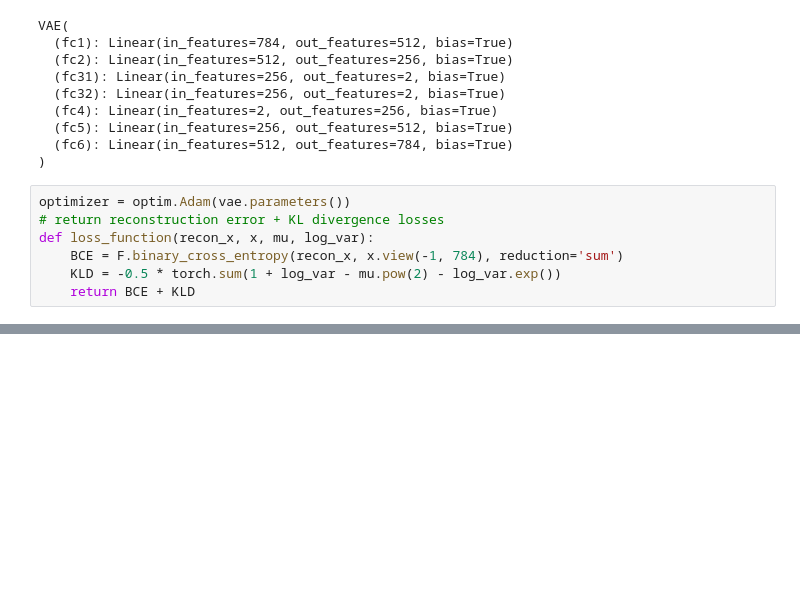
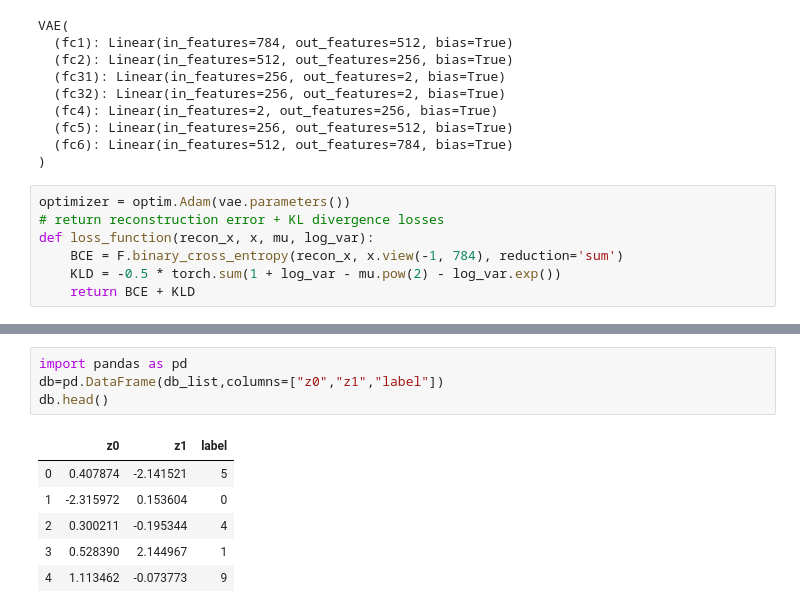
Before and after one commit to YannFra/Variational_Autoencoder, a Jupyter notebook: VAE.ipynb, the cells around one changed output, grey strips where cells are left out. Cells and saved outputs as stored; diff of their text form; blank space fills up the shorter version.

```diff
--- a/VAE.ipynb
+++ b/VAE.ipynb
@@ -325,0 +342,11 @@ with torch.no_grad():
+# %%
+import pandas as pd
+db=pd.DataFrame(db_list,columns=["z0","z1","label"])
+db.head()
+# %% [output]
+|  | z0 | z1 | label |
+| 0 | 0.407874 | -2.141521 | 5 |
+| 1 | -2.315972 | 0.153604 | 0 |
+| 2 | 0.300211 | -0.195344 | 4 |
+| 3 | 0.528390 | 2.144967 | 1 |
+| 4 | 1.113462 | -0.073773 | 9 |
```
Also changed, not shown: parts of 21 cells of this notebook, 1 other file.
